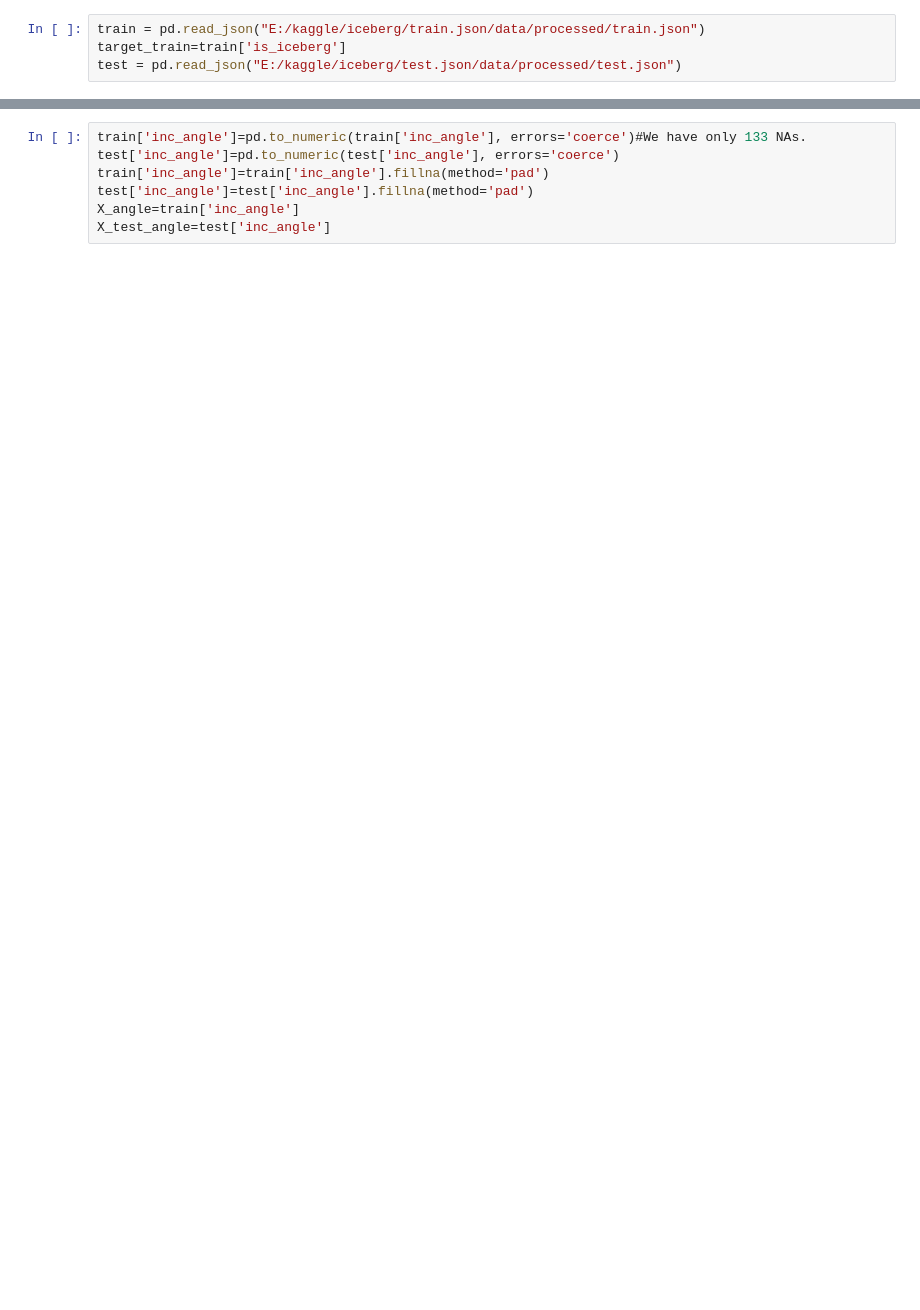
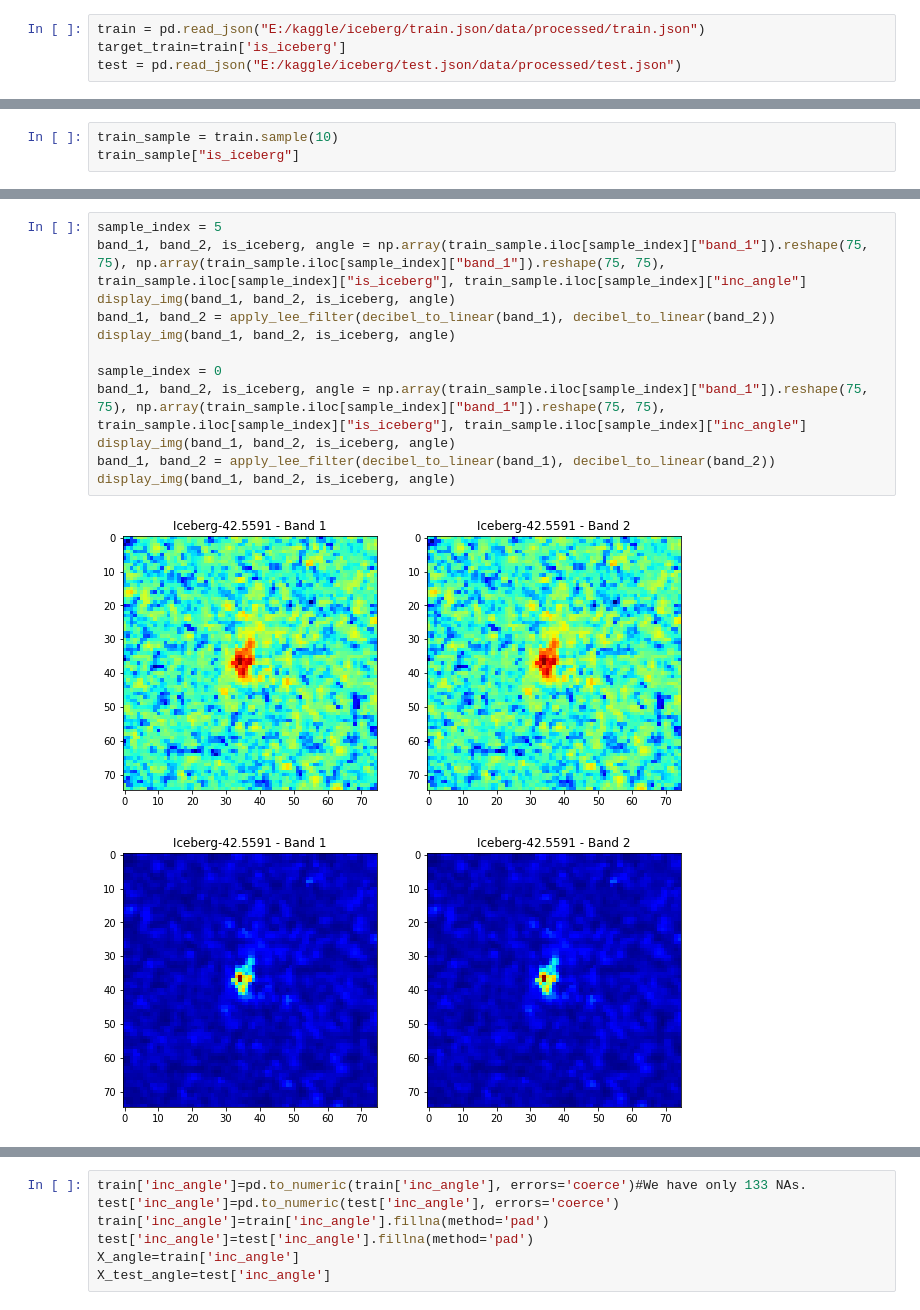
Before and after one commit to why2012/notebook, a Jupyter notebook: Iceberg_VGG_MobileNet_Trans.ipynb, the cells around one changed output, grey strips where cells are left out. Saved outputs shown, nothing was run; the diff lists cells and outputs as text; blank space fills up the shorter version.

Commit message:
lee filter iceberg

```diff
--- a/Iceberg_VGG_MobileNet_Trans.ipynb
+++ b/Iceberg_VGG_MobileNet_Trans.ipynb
@@ -25,0 +86,3 @@ test = pd.read_json("E:/kaggle/iceberg/test.json/data/processed/test.json")
+# %%
+train_sample = train.sample(10)
+train_sample["is_iceberg"]
@@ -25,0 +101,15 @@ test = pd.read_json("E:/kaggle/iceberg/test.json/data/processed/test.json")
+# %%
+sample_index = 5
+band_1, band_2, is_iceberg, angle = np.array(train_sample.iloc[sample_index]["band_1"]).reshape(75, 75), np.array(train_sample.iloc[sample_index]["band_1"]).reshape(75, 75), train_sample.iloc[sample_index]["is_iceberg"], train_sample.iloc[sample_index]["inc_angle"]
+display_img(band_1, band_2, is_iceberg, angle)
+band_1, band_2 = apply_lee_filter(decibel_to_linear(band_1), decibel_to_linear(band_2))
+display_img(band_1, band_2, is_iceberg, angle)
+
+sample_index = 0
+band_1, band_2, is_iceberg, angle = np.array(train_sample.iloc[sample_index]["band_1"]).reshape(75, 75), np.array(train_sample.iloc[sample_index]["band_1"]).reshape(75, 75), train_sample.iloc[sample_index]["is_iceberg"], train_sample.iloc[sample_index]["inc_angle"]
+display_img(band_1, band_2, is_iceberg, angle)
+band_1, band_2 = apply_lee_filter(decibel_to_linear(band_1), decibel_to_linear(band_2))
+display_img(band_1, band_2, is_iceberg, angle)
+# %% [output]
+[figure, added]
+[figure, added]
```
Also changed, not shown: parts of 14 cells of this notebook.
